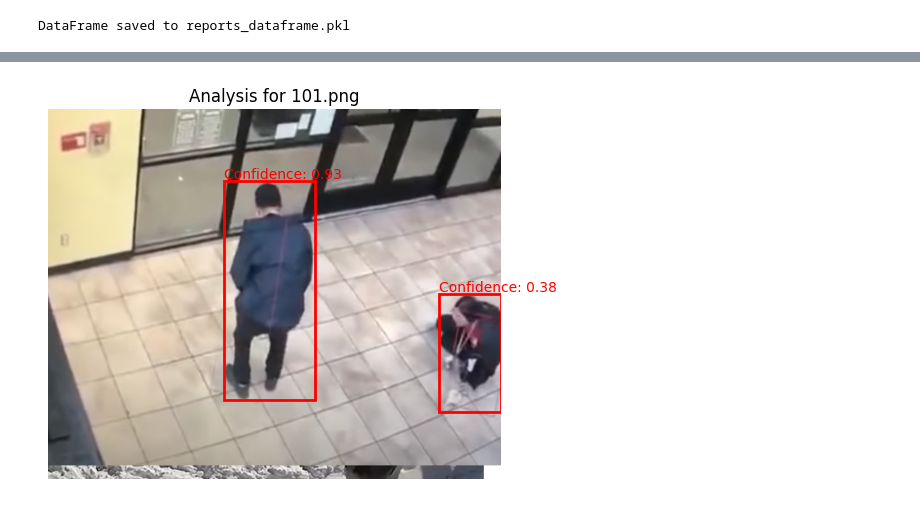
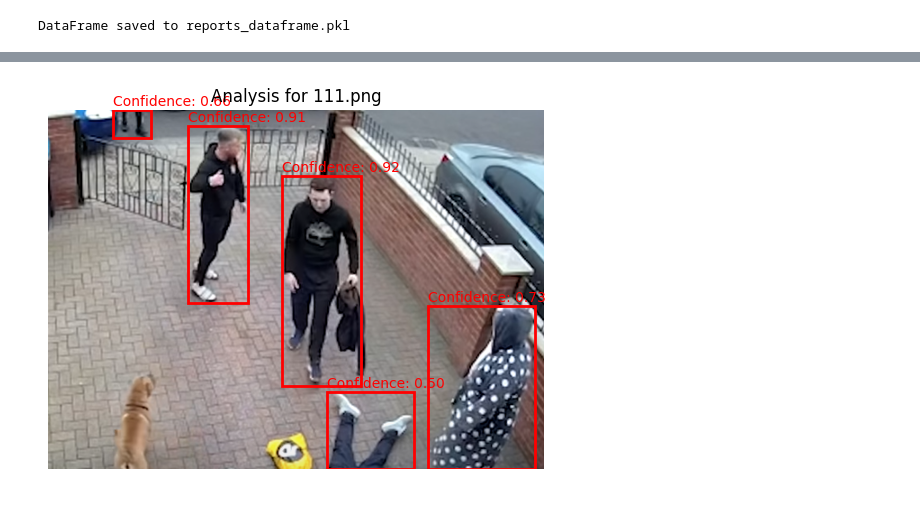
Before and after one commit to PieRatCat/azure-ai-human-detection, a Jupyter notebook: analysis/project_analysis.ipynb, the cells around one changed output, grey strips where cells are left out. Drawn from its saved outputs; the diff is of its cells as text; code cells hidden in the pictures.

```diff
--- a/analysis/project_analysis.ipynb
+++ b/analysis/project_analysis.ipynb
@@ -94,0 +62,4 @@ print(df_exploded[['image_name', 'confidence', 'bounding_box']].head())
+# %%
+# Load the DataFrame from the pickle file
+local_file_path = 'reports_dataframe.pkl'
+df = pd.read_pickle(local_file_path)
@@ -95,43 +116,39 @@ print(df_exploded[['image_name', 'confidence', 'bounding_box']].head())
 # %%
 # The path to the local image file
-image_path = '../samples/images/101.png'
+image_path = '../samples/images/111.png'
 image_filename = os.path.basename(image_path)
 
-# Find the corresponding analysis report in your DataFrame
+# Find the corresponding analysis report in DataFrame
 try:
     analysis_report = df[df['image_name'] == image_filename].iloc[0]
 except IndexError:
     print(f"Error: No analysis report found for {image_filename} in the DataFrame.")
     analysis_report = None
 
 if analysis_report is not None:
-    # Open the local image file
+
     img = Image.open(image_path)
 
-    # Create the plot
     fig, ax = plt.subplots(1)
     ax.imshow(img)
 
     # Iterate through the detection details and draw bounding boxes
     for detail in analysis_report['detection_details']:
-        # Get the bounding box coordinates
+
         bbox = detail['bounding_box']
         x, y, width, height = bbox['x'], bbox['y'], bbox['width'], bbox['height']
 
-        # Create a Rectangle patch
         rect = patches.Rectangle(
             (x, y), width, height, linewidth=2, edgecolor='r', facecolor='none'
         )
 
-        # Add the rectangle to the axes
         ax.add_patch(rect)
 
-        # Add a confidence label
         confidence = detail['confidence']
         plt.text(
             x, y - 5, f'Confidence: {confidence:.2f}', color='red', fontsize=10)
-    plt.axis('off')  # Hide the axes
+    plt.axis('off')
     plt.title(f'Analysis for {image_filename}')
     plt.show()
 # %% [output]
-[figure, old version]
+[figure, new version]
```
Also changed, not shown: parts of 9 cells of this notebook, 4 other files.
